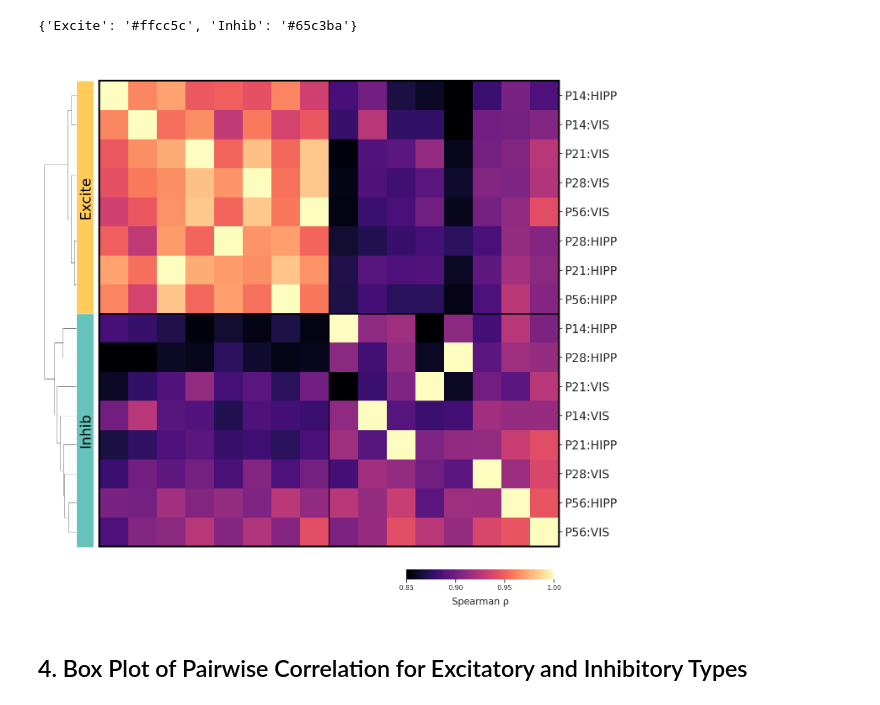
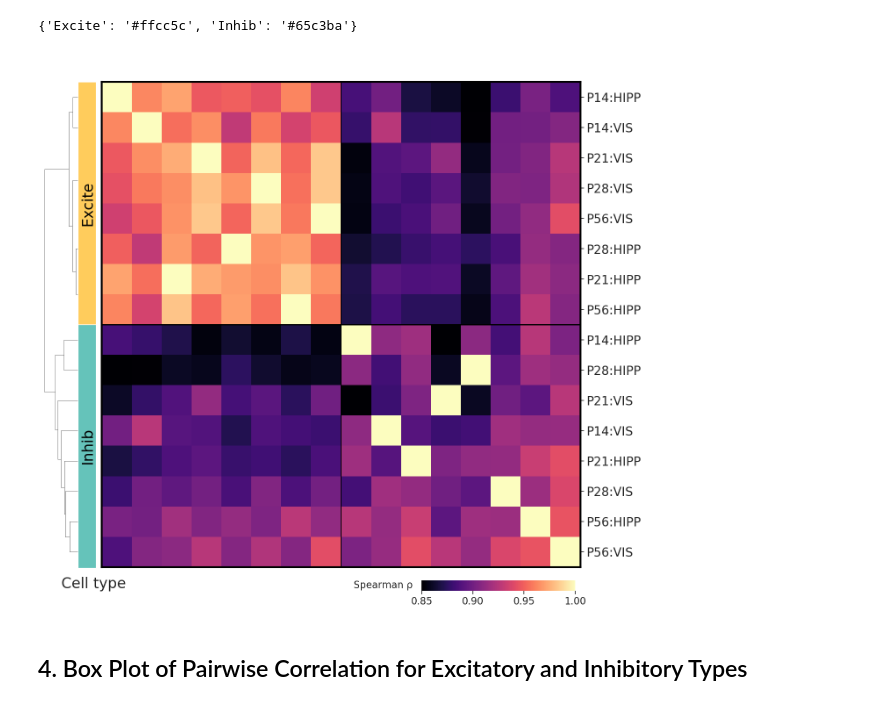
Before and after one commit to aimeenhile/fall25-csc-bioinf, a Jupyter notebook: final-project/src/exon_inclusion/analysis.ipynb, the cells around one changed output. Cells and saved outputs as stored; diff of their text form; code cells hidden in the pictures.

```diff
--- a/final-project/src/exon_inclusion/analysis.ipynb
+++ b/final-project/src/exon_inclusion/analysis.ipynb
@@ -195,12 +195,12 @@ g = sns.clustermap(
     vmax=1.0,
     dendrogram_ratio=(0.08, 0.05),
     cbar_kws= {"orientation": "horizontal", "ticks" : [0.85, 0.9, 0.95, 1.0]},
-    cbar_pos=(0.63, -0.05, 0.25, 0.02),
+    cbar_pos=(0.63, -0.03, 0.25, 0.02),
     xticklabels=False,
     yticklabels=True,
 )
 
-# Rename y-tcik labels -> Age:Region
+# Rename y-tick labels -> Age:Region
 ylabels = []
 for ct in g.data2d.index:
     row = cnn.loc[cnn["CT"] == ct].iloc[0]
@@ -239,35 +239,56 @@ ax.text(-0.47, n_excite + (len(inhib)/2), "Inhib",
         ha="center",
         fontsize=24,
         color="black",
 )
 
 # Add rectangular colour blocks for cluster labels
 ax.add_patch(Rectangle(
     (-0.8, 0),
     0.6,
     n_excite + 0.03,
     transform=ax.transData,
     facecolor=cts_palette["Excite"],
     clip_on=False
 ))
 
 ax.add_patch(Rectangle(
     (-0.8, n_excite),
     0.6,
     len(inhib) + 0.03,
     transform=ax.transData,
     facecolor=cts_palette["Inhib"],
     clip_on=False
 ))
 
+g.ax_heatmap.set_ylabel(None)
+g.ax_heatmap.text(
+    -1.35, 16.8,
+    "Cell type",
+    va="bottom",
+    ha="left",
+    fontsize=24,
+)
+
 # Add colour bar
 cbar = g.cax
-cbar.set_xlabel("Spearman ρ", fontsize=16, labelpad=10, loc="center")
+cbar.set_ylabel(None)
+cbar.text(
+    -0.25, 0.03,               # position (x,y) inside colorbar axis
+    "Spearman ρ",             # label text
+    va="bottom",
+    ha="center",
+    fontsize=16,
+    transform=cbar.transAxes,
+)
+
+# Increase tick label font size
+for tick in cbar.get_xticklabels():
+    tick.set_fontsize(16)
 
 plt.savefig("../plots/heatmap.png", dpi=300, bbox_inches="tight")
 plt.show()
 # %% [output]
-[figure, old version]
+[figure, new version]
 # %% [markdown]
 ## 4. Box Plot of Pairwise Correlation for Excitatory and Inhibitory Types
 # %%
```
Also changed, not shown: 1 other file.
